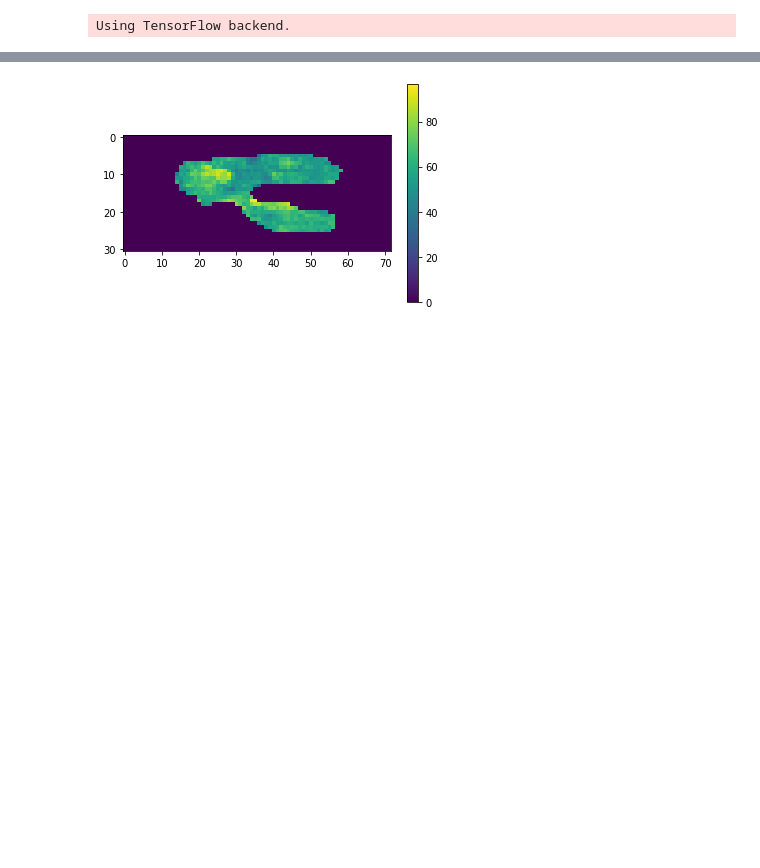
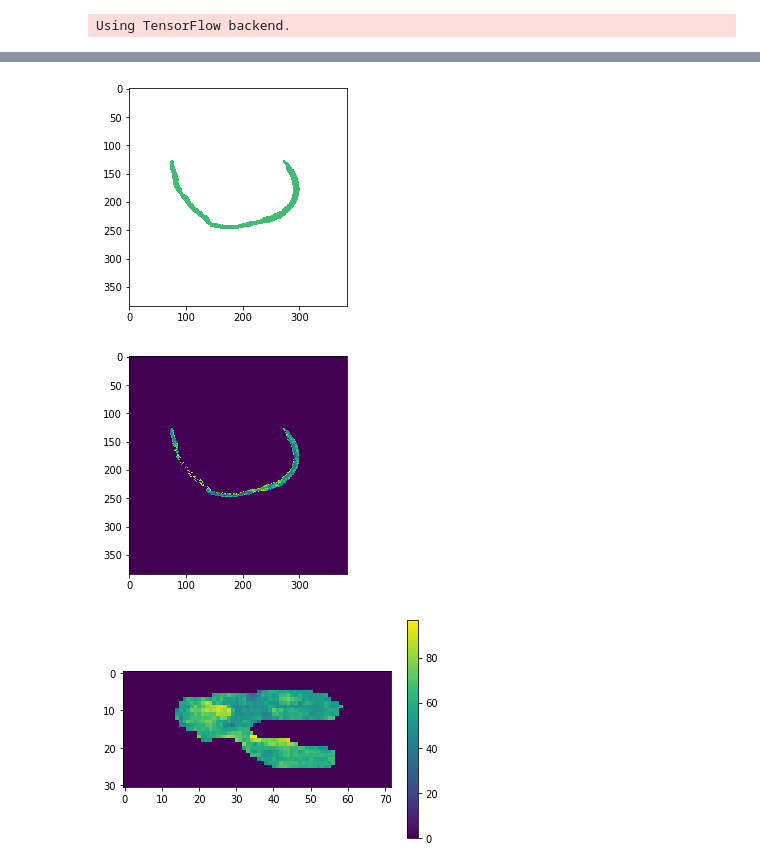
Before and after one commit to kathoma/AutomaticKneeMRISegmentation, a Jupyter notebook: DemoAnalysis.ipynb, the cells around one changed output, grey strips where cells are left out. Saved outputs shown, nothing was run; the diff lists cells and outputs as text; code cells hidden in the pictures; blank space fills up the shorter version.

```diff
--- a/DemoAnalysis.ipynb
+++ b/DemoAnalysis.ipynb
@@ -323,3 +369,17 @@ for s in t2:
+# %%
+# Look at the CSV version of the T2 map
+t2_path = os.path.join(output_subdir_list[0],'t2_csv','010.csv')
+t2_slice = genfromtxt(t2_path, delimiter=',')
+plt.imshow(t2_slice)
+plt.show()
+
+t2_refined_path = os.path.join(output_subdir_list[0],'t2_csv_refined','010.csv')
+t2_slice_refined = genfromtxt(t2_refined_path, delimiter=',')
+plt.imshow(t2_slice_refined)
+plt.show()
+# %% [output]
+[figure, added]
+[figure, added]
 # %%
 # Look at the 2D projection of the T2 map
 t2_projection_path = os.path.join(output_subdir_list[0],'t2_projection.npy')
```
Also changed, not shown: parts of 8 cells of this notebook, 1 other file.
